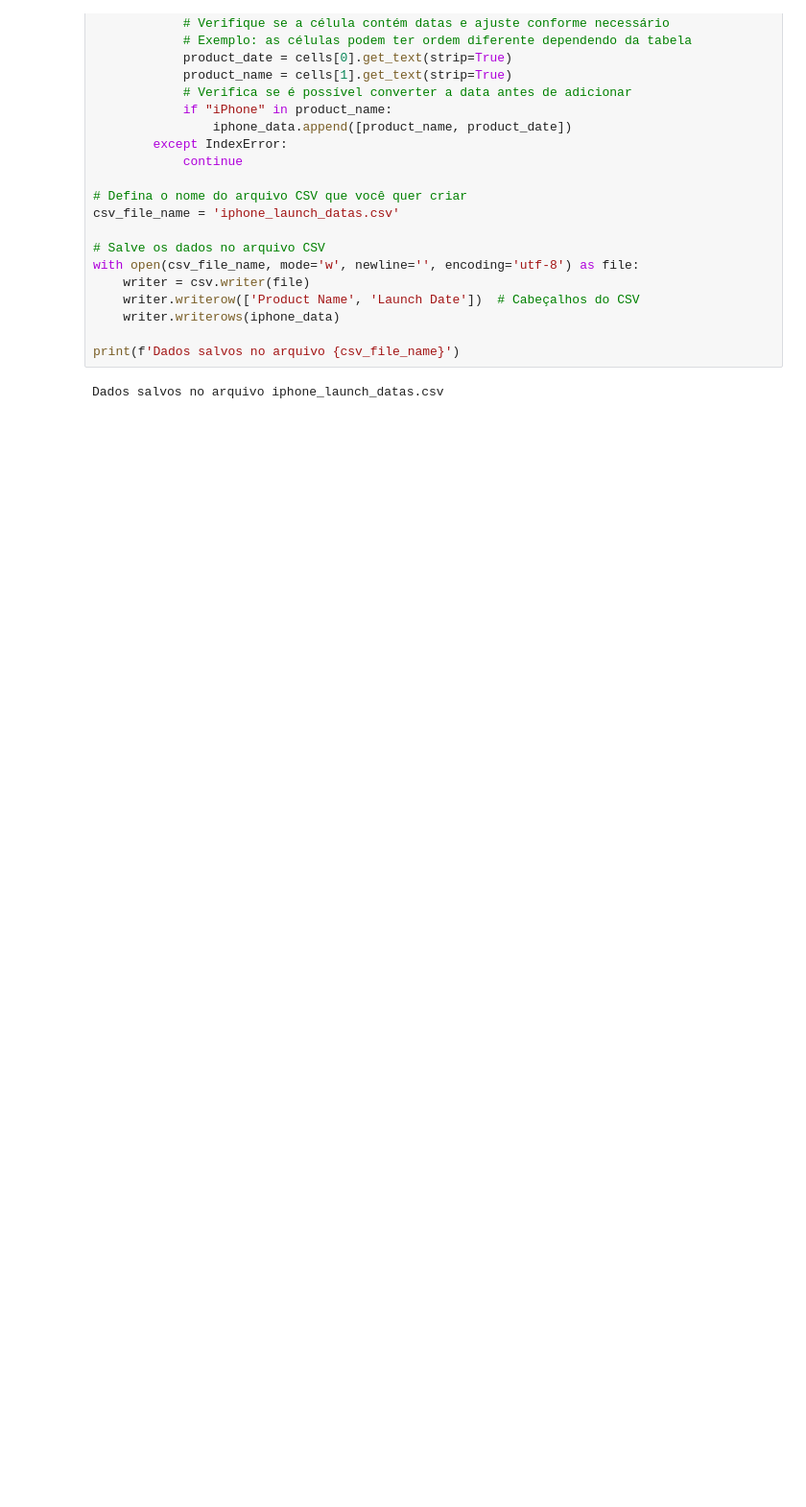
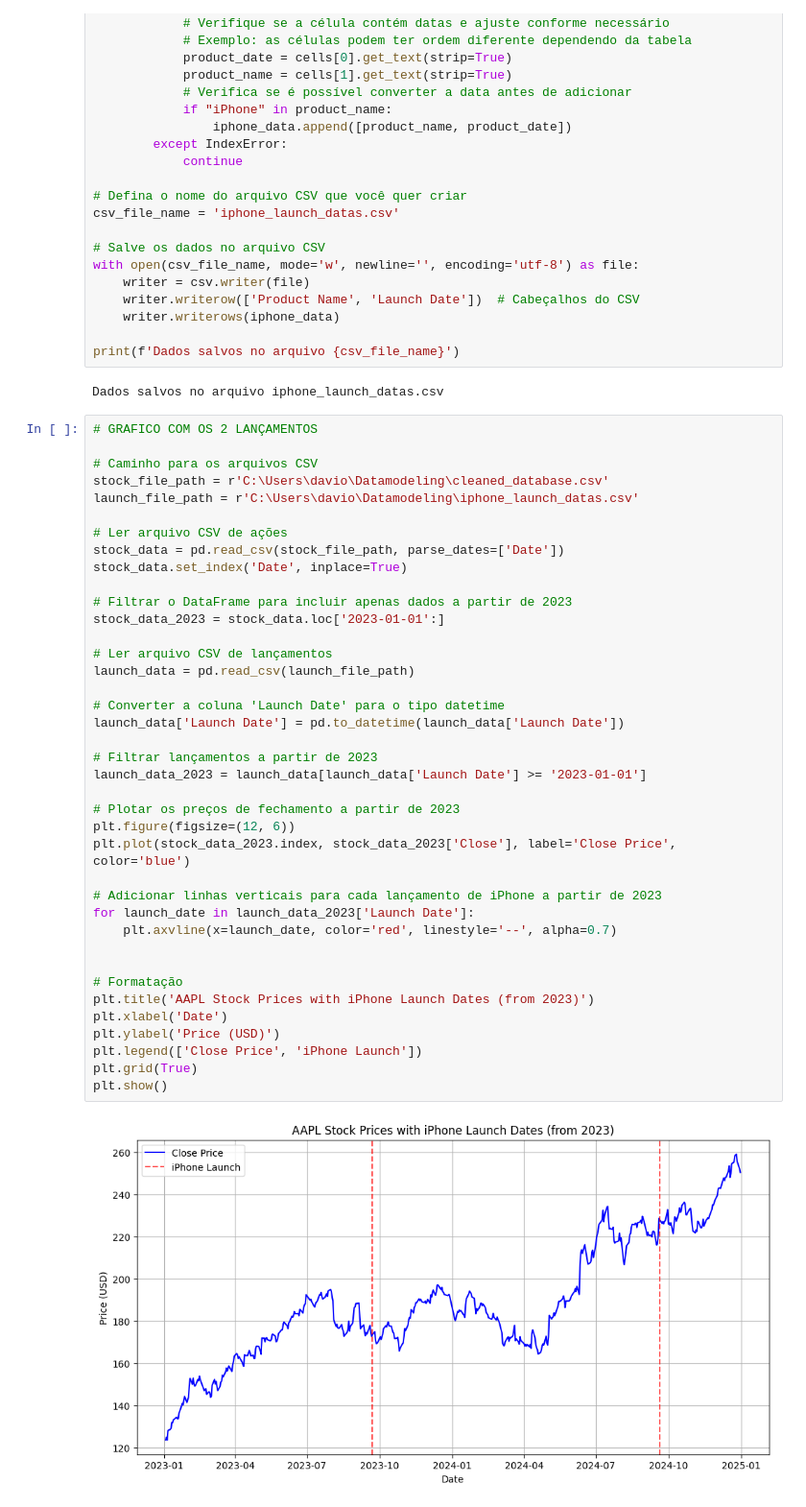
Before and after one commit to Lucasdua/Datamodeling, a Jupyter notebook: apple.ipynb, the cells around one changed output. Shown: that part at 96% size. Saved outputs shown, nothing was run; the diff lists cells and outputs as text; blank space fills up the shorter version.

```diff
--- a/apple.ipynb
+++ b/apple.ipynb
@@ -170,3 +200,44 @@ with open(csv_file_name, mode='w', newline='', encoding='utf-8') as file:
 print(f'Dados salvos no arquivo {csv_file_name}')
 # %% [output]
 Dados salvos no arquivo iphone_launch_datas.csv
+# %%
+# GRAFICO COM OS 2 LANÇAMENTOS
+
+# Caminho para os arquivos CSV
+stock_file_path = r'C:\Users\davio\Datamodeling\cleaned_database.csv'
+launch_file_path = r'C:\Users\davio\Datamodeling\iphone_launch_datas.csv'
+
+# Ler arquivo CSV de ações
+stock_data = pd.read_csv(stock_file_path, parse_dates=['Date'])
+stock_data.set_index('Date', inplace=True)
+
+# Filtrar o DataFrame para incluir apenas dados a partir de 2023
+stock_data_2023 = stock_data.loc['2023-01-01':]
+
+# Ler arquivo CSV de lançamentos
+launch_data = pd.read_csv(launch_file_path)
+
+# Converter a coluna 'Launch Date' para o tipo datetime
+launch_data['Launch Date'] = pd.to_datetime(launch_data['Launch Date'])
+
+# Filtrar lançamentos a partir de 2023
+launch_data_2023 = launch_data[launch_data['Launch Date'] >= '2023-01-01']
+
+# Plotar os preços de fechamento a partir de 2023
+plt.figure(figsize=(12, 6))
+plt.plot(stock_data_2023.index, stock_data_2023['Close'], label='Close Price', color='blue')
+
+# Adicionar linhas verticais para cada lançamento de iPhone a partir de 2023
+for launch_date in launch_data_2023['Launch Date']:
+    plt.axvline(x=launch_date, color='red', linestyle='--', alpha=0.7)
+
+
+# Formatação
+plt.title('AAPL Stock Prices with iPhone Launch Dates (from 2023)')
+plt.xlabel('Date')
+plt.ylabel('Price (USD)')
+plt.legend(['Close Price', 'iPhone Launch'])
+plt.grid(True)
+plt.show()
+# %% [output]
+[figure, added]
```
Also changed, not shown: parts of 10 cells of this notebook, 3 other files.
